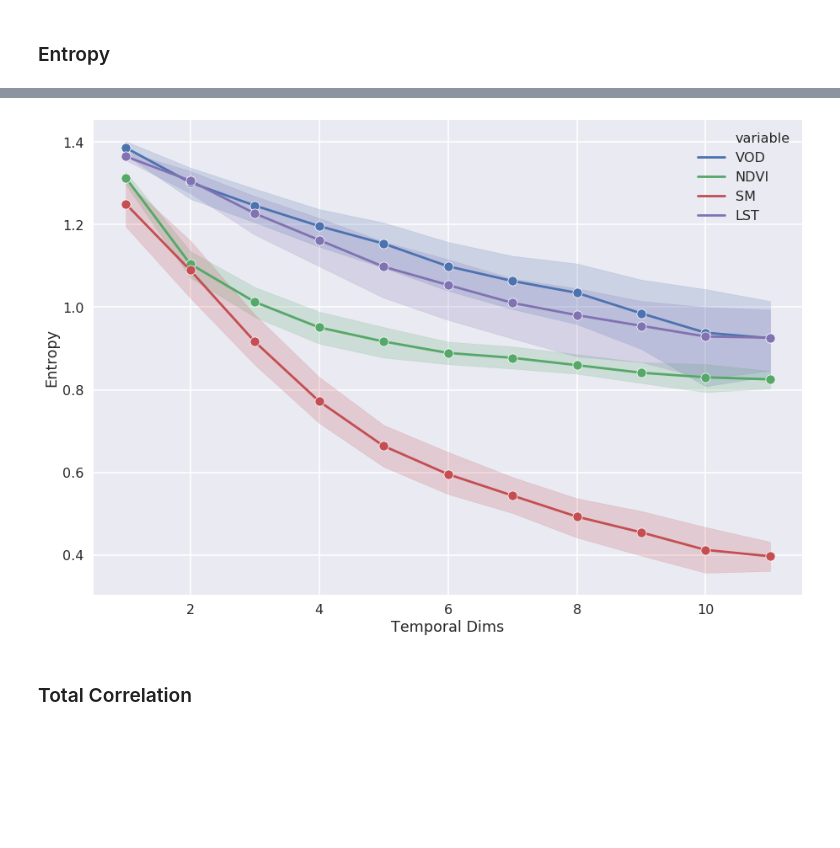
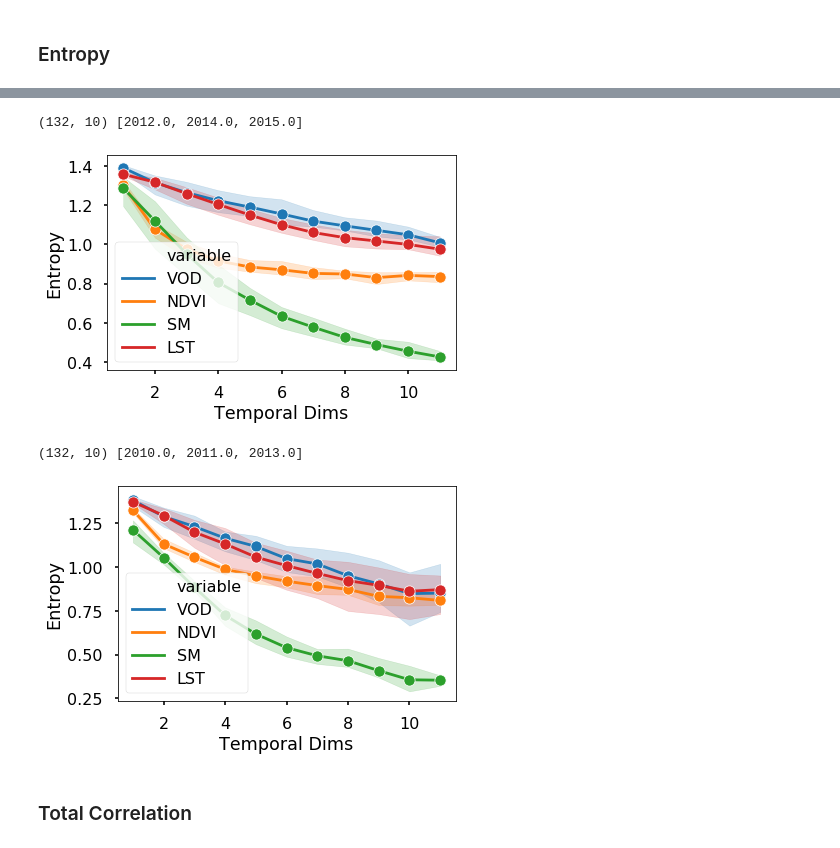
Before and after one commit to jejjohnson/rbig_eo, a Jupyter notebook: notebooks/drought/visualization.ipynb, the cells around one changed output, grey strips where cells are left out. Cells and saved outputs as stored; diff of their text form; code cells hidden in the pictures; blank space fills up the shorter version.

```diff
--- a/notebooks/drought/visualization.ipynb
+++ b/notebooks/drought/visualization.ipynb
@@ -74,8 +71,8 @@ FIG_PATH = '/home/emmanuel/projects/2020_rbig_rs/reports/figures/drought/individ
 DATA_PATH = '/home/emmanuel/projects/2020_rbig_rs/data/drought/results/'
 
 datasets = [
-    'exp_trial_v1.csv',
-    'group_trial_v1.csv'
+    'exp_ind_v2.csv',
+    'exp_group_v2.csv'
 ]
 # %% [markdown]
 ## Experiment I - Individual Variables
@@ -98,8 +95,20 @@ data['tc_norm'] = data['tc'].div(data.temporal)
 # %% [markdown]
 ### Entropy
 # %%
-def plot_entropy(data, normalized=False, save=True):
+def plot_entropy(data, normalized=False, save=True, drought=True):
     fig, ax = plt.subplots()
+
+    if drought:
+        drought = 'drought'
+        data = data[data['year'].isin([2012, 2014, 2015])]
+
+    elif not drought:
+        drought = 'nondrought'
+        data = data[data['year'].isin([2010, 2011, 2013])]
+    else:
+        raise ValueError('Unrecognized drought state: ', drought)
+
+#     print(data.shape, data['year'].unique().tolist())
     if normalized:
         y = 'h_norm'
 
@@ -117,7 +126,7 @@ def plot_entropy(data, normalized=False, save=True):
     plt.tight_layout()
     plt.show()
     if normalized and save:
-        fig.savefig(f"{FIG_PATH}H_norm_individual.png", frameon=False, )
+        fig.savefig(f"{FIG_PATH}H_norm_individual_{drought}.png", frameon=False, )
     elif save:
-        fig.savefig(f"{FIG_PATH}H_individual.png", frameon=False, )
+        fig.savefig(f"{FIG_PATH}H_individual_{drought}.png", frameon=False, )
 # %%
@@ -127,7 +140,11 @@ plot_entropy(data, normalized=False, save=False)
 # %%
-plot_entropy(data, normalized=True, save=False)
+plot_entropy(data, normalized=True, save=False, drought=True)
+plot_entropy(data, normalized=True, save=False, drought=False)
 # %% [output]
+(132, 10) [2012.0, 2014.0, 2015.0]
-[figure, old version]
+[figure, new version]
+(132, 10) [2010.0, 2011.0, 2013.0]
+[figure, added]
 # %% [markdown]
 ### Total Correlation
 # %%
```
Also changed, not shown: parts of 17 cells of this notebook.
